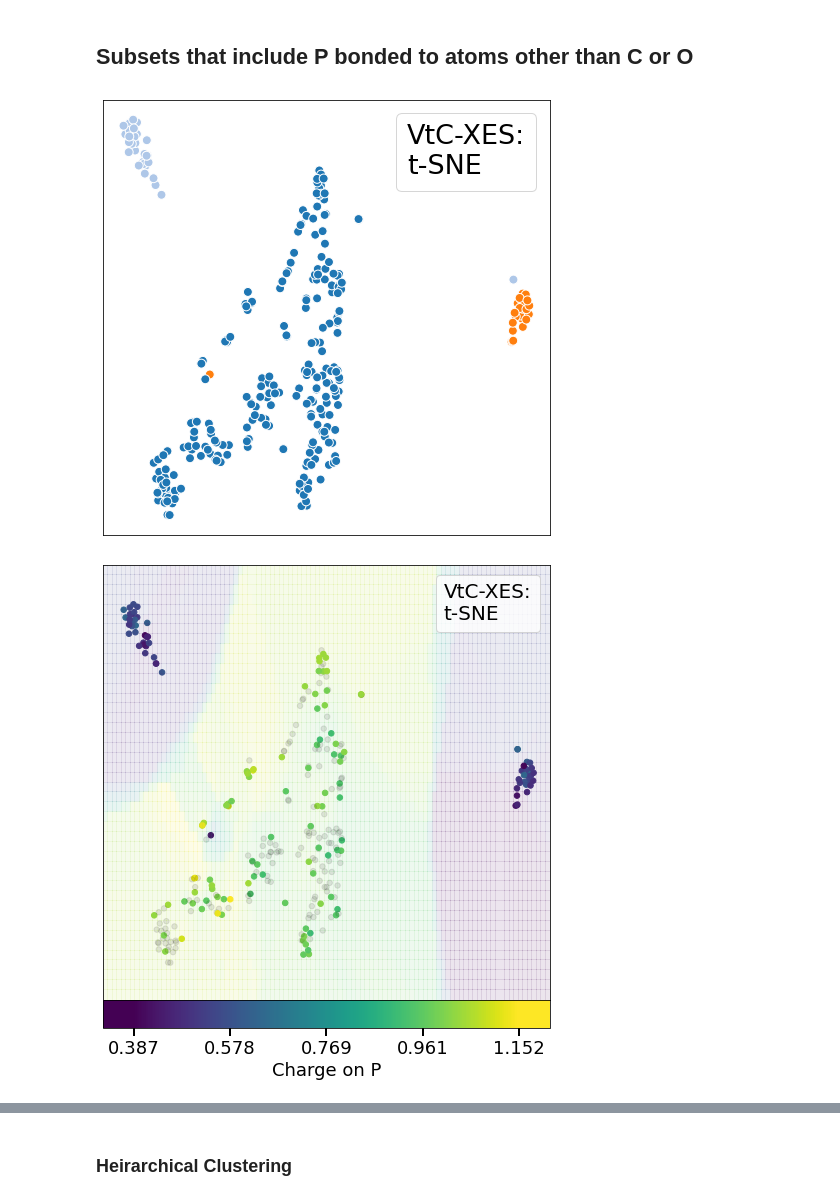
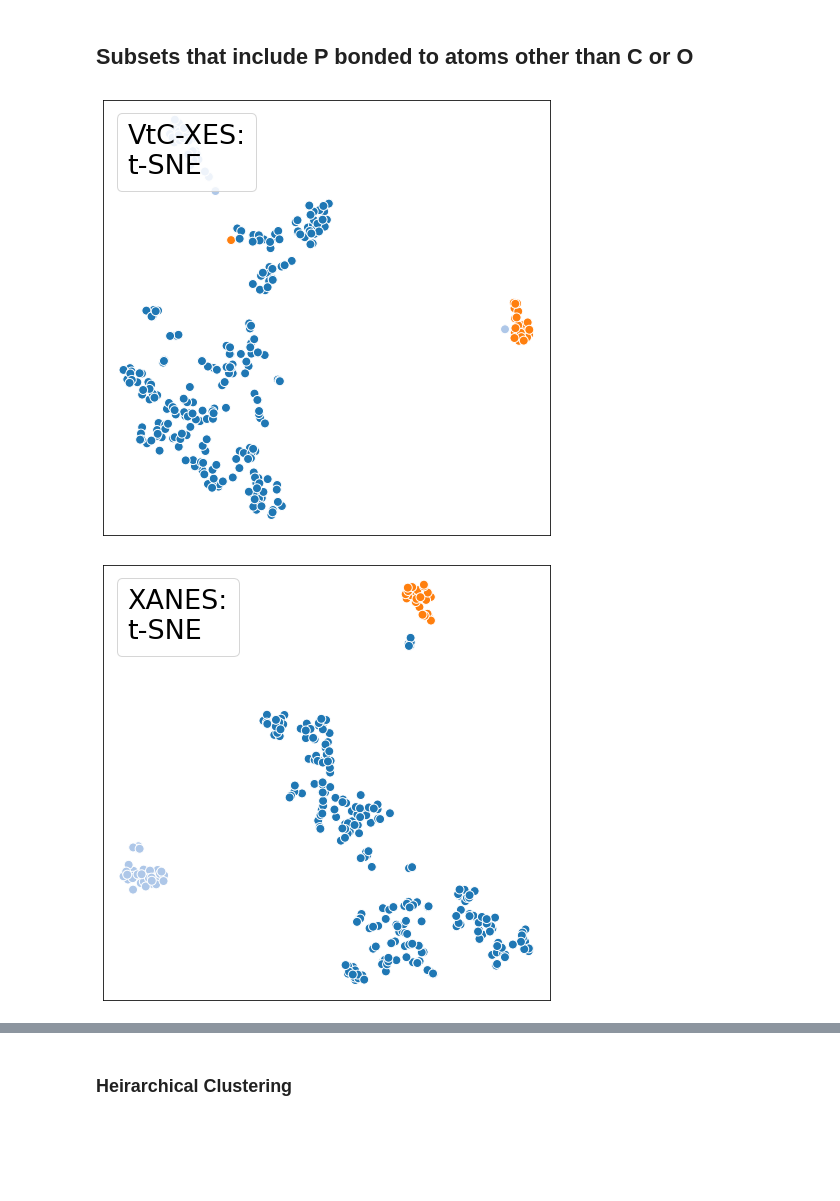
Before and after one commit to Seidler-Lab/Phosphorus-ML-Project, a Jupyter notebook: Data_Analysis_Sam.ipynb, the cells around one changed output, grey strips where cells are left out. Drawn from its saved outputs; the diff is of its cells as text; code cells hidden in the pictures; blank space fills up the shorter version.

```diff
--- a/Data_Analysis_Sam.ipynb
+++ b/Data_Analysis_Sam.ipynb
@@ -449,7 +296,7 @@ for mode in ['XES', 'XANES']:
     ax = fig.add_subplot(spec[0, col])
     tsneplt = plot_dim_red((fig, ax), X_coord, tsnemap,
                            colorcodemap=coordcodemap, size=60, edgecolors='w',
-                           mode=mode, method='t-SNE', hiddencids=hiddenCIDs, fontsize=27)
+                           mode=mode, method='t-SNE', hiddencids=hiddenCIDS, fontsize=27)
 
     if mode == 'XES':
         label=['a', 'b']
@@ -610,0 +473,18 @@ spaghetti_plt = plot_spaghetti(plt.subplots(figsize=(8,12)), compoundmap, mode='
+# %%
+cluster_cids = np.array([[186, 10541, 120825, 11207678],[466, 13134, 13869, 104993]])
+N = cluster_cids.shape[1]
+
+fig, axes = plt.subplots(nrows=N, ncols=2, figsize=(15,N*5))
+plt.subplots_adjust(wspace=0, hspace=0)
+# labels = [['a', 'c', 'e', 'g'], ['b', 'd', 'f', 'h']]
+labels = [['IIa', 'IIb', 'IIc', 'IId'], ['IIIa', 'IIIb', 'IIIc', 'IIId']]
+
+for cluster, cid_list in enumerate(cluster_cids):
+    for i, cid in enumerate(cid_list):
+        if i == N-1:
+            verbose = True
+        else:
+            verbose = False
+        plot_spectrum_and_trans((fig, axes[i, cluster]), compoundmap, cid, verbose=verbose,
+                                mode='XANES', energyrange=(2148,2169), color=cluster+1,
+                                link_pubchem=True, label=labels[cluster][i])
@@ -764,51 +605,33 @@ for mode in ['XES', 'XANES']:
 # %%
-# phosphorane subclasses
+# # phosphorane subclasses
 # codemap = phosphoranecodemap
 # bin_names = list(PHOSPHORANECODES.keys())
 # select = ['phosphorane', 'nitrogen_phosphorane','phosphine_oxide','sulfur_phosphorane']
 
 # sulfur subclasses
 codemap = sulfurcodemap
 select = ['phosphate', 'phosphorothioate', 'dithiophosphate']
 bin_names = list(SULFURCODES.keys())
 
-# bins = [1 for name in bin_names]
-# hist(bins, [c.replace('_', ' ') for c in bin_names], verbose=False)
+kwargs = {'Class': select}
+options = {'loc':2}
 
-XES_TSNE, XANES_TSNE, XES_tsnemap, XANES_tsnemap, X_subset, hiddenCIDs = get_tsne_maps(codemap,
-                                                                                       xanes_perplexity=15,
-                                                                                       xes_perplexity=20)
-XES_UMAP, XANES_UMAP, XES_map, XANES_map, X_subset, hiddenCIDS = get_umaps(codemap)
+X_subset, XES_tsnemap, XES_TSNE, hiddenCIDS = get_subset_maps(X_data_classed, codemap, mode='XES', perplexity=20,
+                                                              **kwargs)
+X_subset, XANES_tsnemap, XANES_TSNE, hiddenCIDS = get_subset_maps(X_data_classed, codemap, mode='XANES', perplexity=15,
+                                                                  **kwargs)
 
-kwargs = {'Class': select}
 
 for mode in ['XES', 'XANES']:
     if mode == 'XANES':
-        umapper, tsnemap = XANES_map, XANES_tsnemap
+        tsnemap = XANES_tsnemap
     else:
-        umapper, tsnemap = XES_map, XES_tsnemap
+        tsnemap = XES_tsnemap
     #################### tsne plot
     tsne_plt = plot_dim_red(plt.subplots(figsize=(8,8)), X_subset, tsnemap, size=80,
                             colorcodemap=codemap, coloralpha=1., hiddenalpha=0.03,
                             mode=mode, method='t-SNE', fontsize=27, edgecolors='w',
-                            **kwargs)
-
-#     umap_plt = plot_dim_red(plt.subplots(figsize=(8,8)), X_subset, umapper, size=50,
-#                             colorcodemap=codemap, coloralpha=1., hiddenalpha=0.03,
-#                             mode=mode, method='UMAP', fontsize=25, **kwargs)
-
-
-    #################### charge heatmap
-    hiddencids = [compound['CID'] for compound in X_subset if compound['Charge'] == -1]
-    charge_kwargs = {'Charge': [-0.9,2.]}
-    scaled_chargemap, min_charge, max_charge = get_scaled_chargemap(X_subset, hiddencids=hiddencids, **charge_kwargs)
-
-    charge_plt = plot_dim_red(plt.subplots(figsize=(8,8)),  X_subset, tsnemap, mode=mode,
-                              hiddenalpha=0.1, method='t-SNE', fontsize=20,
-                              colormap=plt.cm.viridis, hiddencids=hiddencids, size=30,
-                              colorcodemap=scaled_chargemap, scalecolor=False, colorbar=True,
-                              cbarlim=(min_charge, max_charge), label='Charge on P', heatmap=True,
-                              **kwargs)
+                            **Merge(kwargs, options))
 # %% [output]
-[figure, old version]
+[figure, new version]
-[figure, old version]
+[figure, new version]
```
Also changed, not shown: parts of 44 cells of this notebook, 1 other file.
